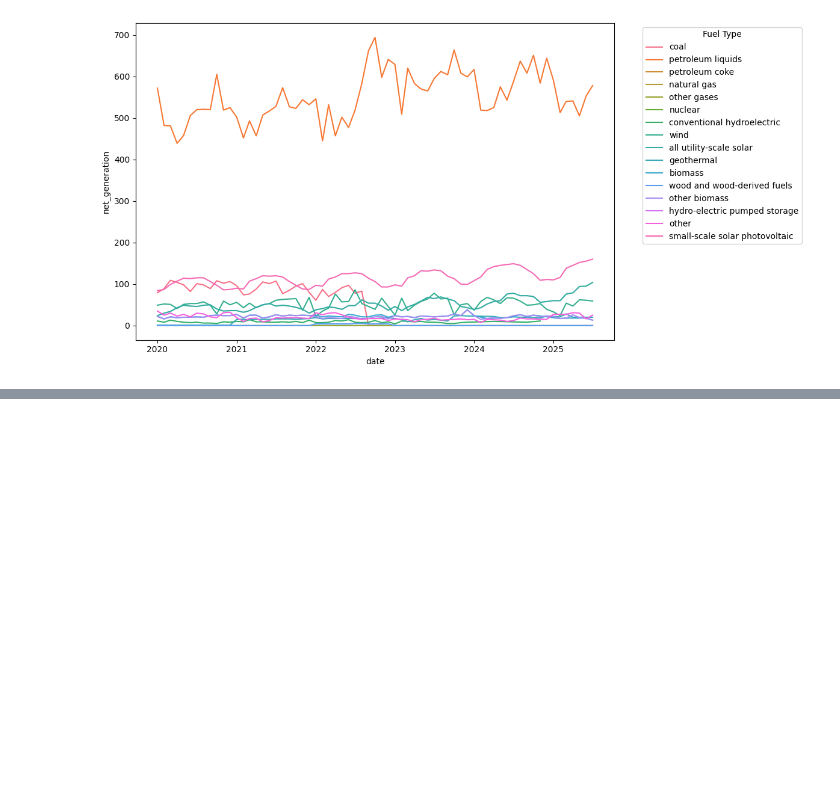
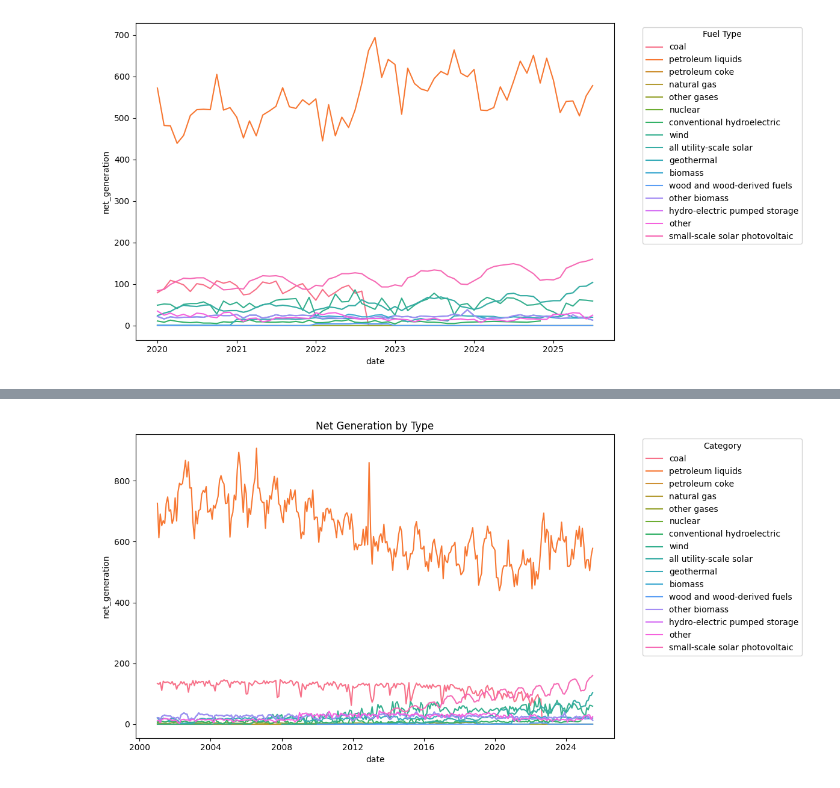
Before and after one commit to ashleyholen/Data-Science-Capstone, a Jupyter notebook: capstone.ipynb, the cells around one changed output, grey strips where cells are left out. Saved outputs shown, nothing was run; the diff lists cells and outputs as text; code cells hidden in the pictures; blank space fills up the shorter version.

```diff
--- a/capstone.ipynb
+++ b/capstone.ipynb
@@ -266,0 +369,13 @@ plt.show()
+# %%
+plt.figure(figsize=(12, 6))
+
+
+sns.lineplot(data=subset[~subset["fuel_type"].isin(["all solar"])], x="date", y="net_generation", hue ="fuel_type")
+
+
+plt.legend(title="Category", bbox_to_anchor=(1.05, 1), loc="upper left")
+plt.title("Net Generation by Type")
+plt.tight_layout()
+plt.show()
+# %% [output]
+[figure, added]
```
Also changed, not shown: parts of 19 cells of this notebook.
